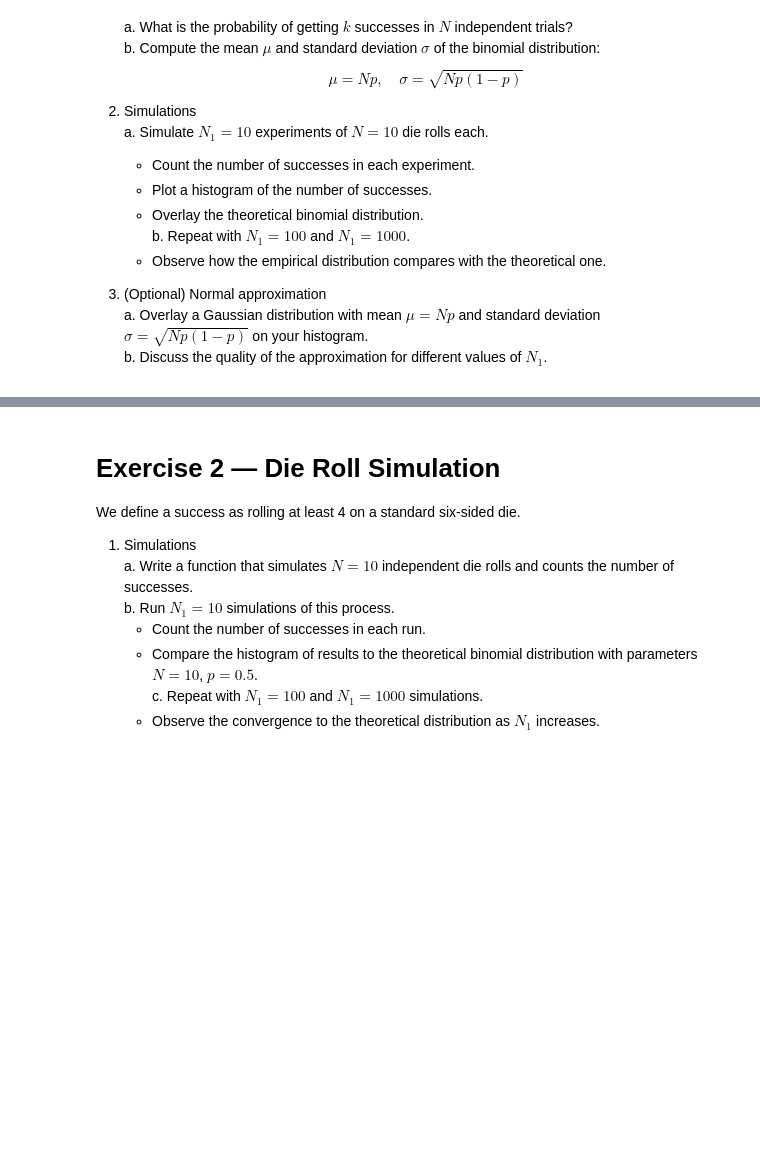
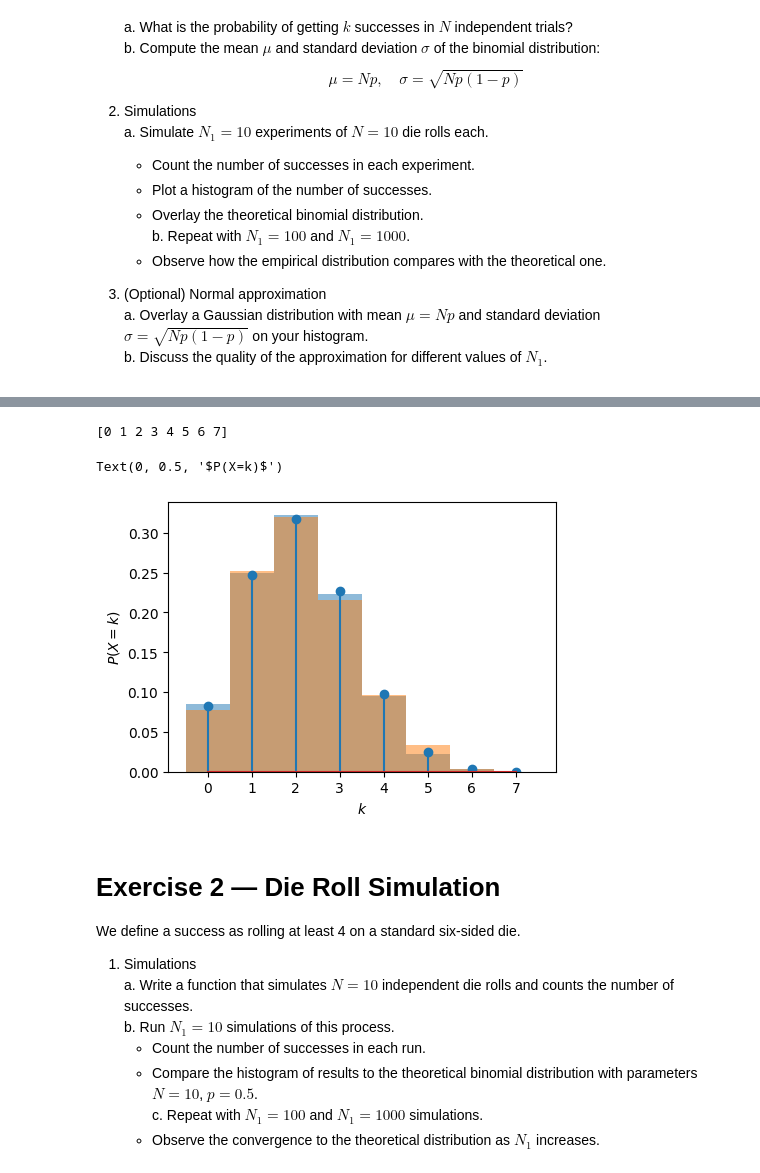
Before and after one commit to blhuillier/2025B_AstroDataAnalysis, a Jupyter notebook: Notebooks/Chap_1_Exercises.ipynb, the cells around one changed output, grey strips where cells are left out. Cells and saved outputs as stored; diff of their text form; code cells hidden in the pictures; blank space fills up the shorter version.

```diff
--- a/Notebooks/Chap_1_Exercises.ipynb
+++ b/Notebooks/Chap_1_Exercises.ipynb
@@ -28,3 +124,27 @@ We consider the experiment: rolling a standard six-sided die and recording wheth
+# %%
+
+fig,ax = plt.subplots(1,figsize=(5,3.5))
+
+
+
+# Now, realizations of the r.v.:
+bins = np.arange(NN+2) - 0.5
+# ax.hist(XX,bins=bins,density=True
+ax.hist(XX,bins=bins,alpha=0.5,density=True) # alpha: transparency
+
+ax.hist(XX2,bins=bins,alpha=0.5,density=True)
+
+# now let's add the theoretical PMF:
+kk = np.arange(NN+1)
+print (kk)
+ax.stem(kk, rv.pmf(kk))
+
+ax.set_xlabel("$k$")
+ax.set_ylabel("$P(X=k)$")
+# %% [output]
+[0 1 2 3 4 5 6 7]
+Text(0, 0.5, '$P(X=k)$')
+[figure, added]
 # %% [markdown]
 # Exercise 2 — Die Roll Simulation
 
```
Also changed, not shown: parts of 8 cells of this notebook.
